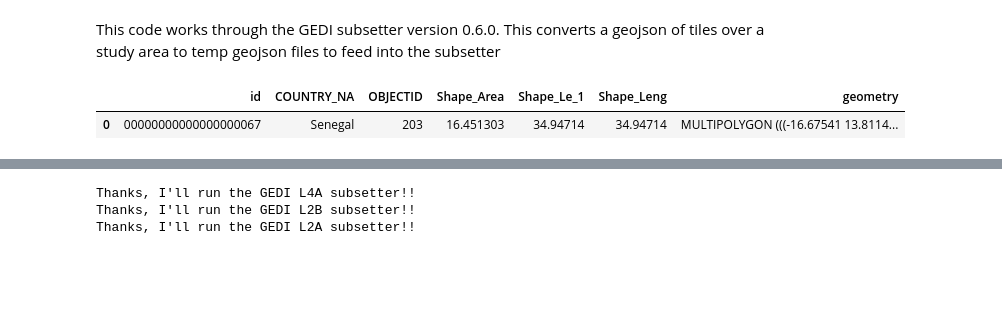
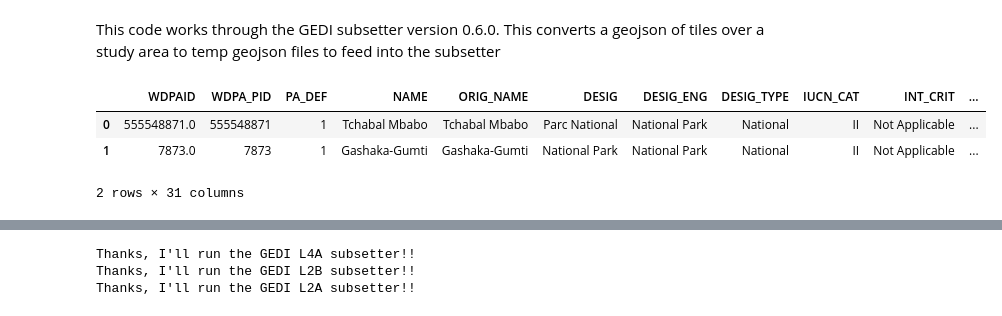
Before and after one commit to GEDI-PA/MAAP_GEDIAnalysis, a Jupyter notebook: GEDI_Subsetting_AllSensors.ipynb, the cells around one changed output, grey strips where cells are left out. Drawn from its saved outputs; the diff is of its cells as text; code cells hidden in the pictures; blank space fills up the shorter version.

```diff
--- a/GEDI_Subsetting_AllSensors.ipynb
+++ b/GEDI_Subsetting_AllSensors.ipynb
@@ -21,11 +21,13 @@ import glob
 import os
 # %%
 #Load in AOI (This is Abigail visually checking)
-aoi = gpd.read_file("https://maap-ops-workspace.s3.amazonaws.com/shared/abarenblitt/SEN_admin.geojson")
+aoi = gpd.read_file("https://maap-ops-workspace.s3.amazonaws.com/shared/abarenblitt/GGNPBorder.geojson")
 aoi
 # %% [output]
-|  | id | COUNTRY_NA | OBJECTID | Shape_Area | Shape_Le_1 | Shape_Leng | geometry |
-| 0 | 00000000000000000067 | Senegal | 203 | 16.451303 | 34.94714 | 34.94714 | MULTIPOLYGON (((-16.67541 13.8114... |
+|  | WDPAID | WDPA_PID | PA_DEF | NAME | ORIG_NAME | DESIG | DESIG_ENG | DESIG_TYPE | IUCN_CAT | INT_CRIT | ... |
+| 0 | 555548871.0 | 555548871 | 1 | Tchabal Mbabo | Tchabal Mbabo | Parc National | National Park | National | II | Not Applicable | ... |
+| 1 | 7873.0 | 7873 | 1 | Gashaka-Gumti | Gashaka-Gumti | National Park | National Park | National | II | Not Applicable | ... |
+2 rows × 31 columns
 # %%
 aoi.plot()
 aoi.crs
```
Also changed, not shown: parts of 2 cells of this notebook.
